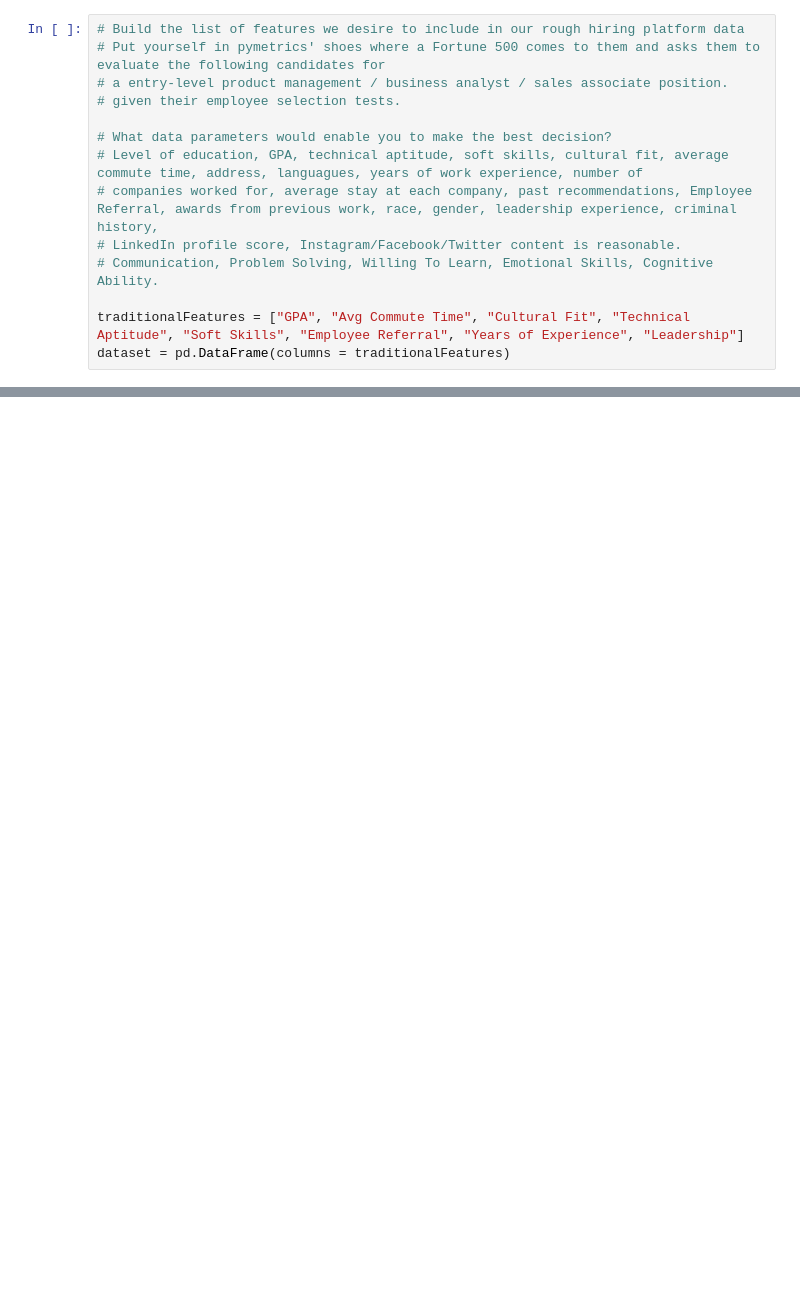
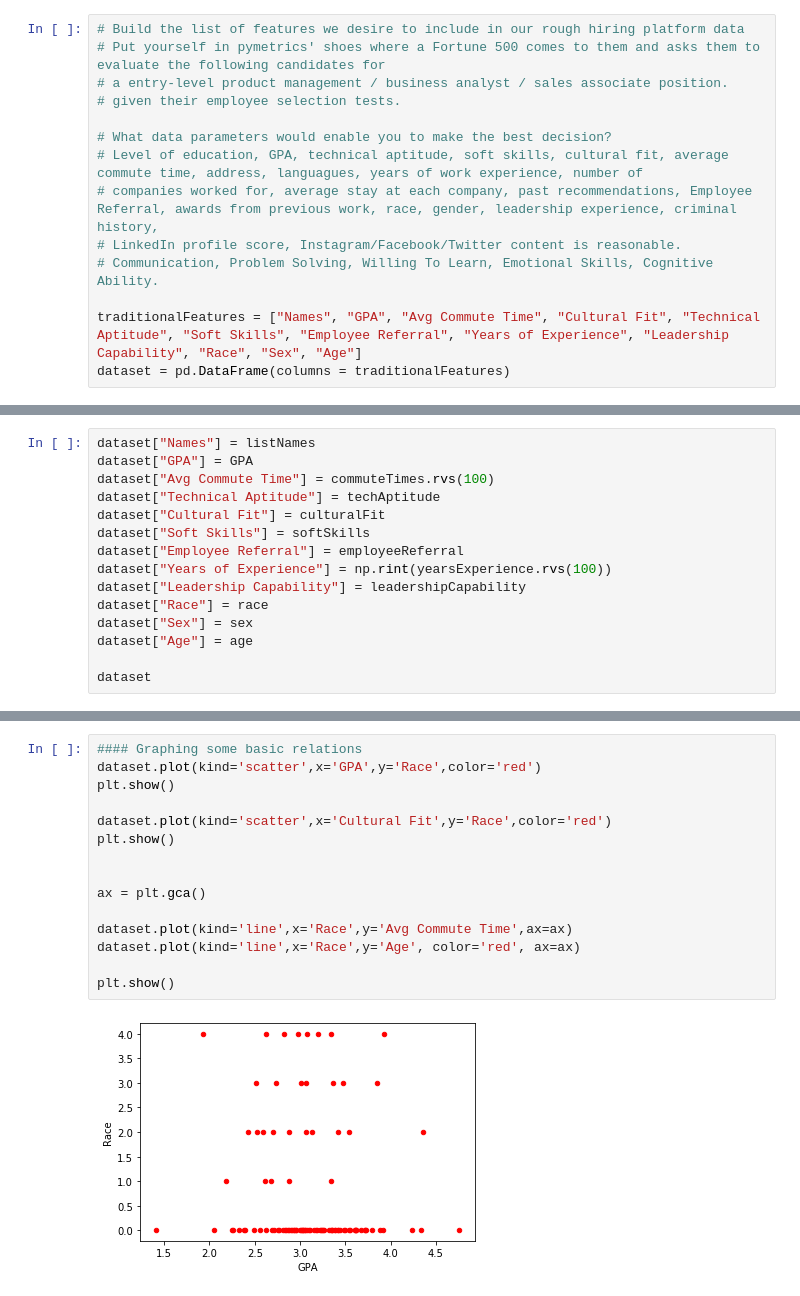
Before and after one commit to jonah-wu/module1-jobDisc, a Jupyter notebook: Synth. Dataset Playground.ipynb, the cells around one changed output, grey strips where cells are left out. Cells and saved outputs as stored; diff of their text form; blank space fills up the shorter version.

```diff
--- a/Synth. Dataset Playground.ipynb
+++ b/Synth. Dataset Playground.ipynb
@@ -15,5 +49,5 @@ from pydbgen import pydbgen
 # LinkedIn profile score, Instagram/Facebook/Twitter content is reasonable.
 # Communication, Problem Solving, Willing To Learn, Emotional Skills, Cognitive Ability.
 
-traditionalFeatures = ["GPA", "Avg Commute Time", "Cultural Fit", "Technical Aptitude", "Soft Skills", "Employee Referral", "Years of Experience", "Leadership"]
+traditionalFeatures = ["Names", "GPA", "Avg Commute Time", "Cultural Fit", "Technical Aptitude", "Soft Skills", "Employee Referral", "Years of Experience", "Leadership Capability", "Race", "Sex", "Age"]
 dataset = pd.DataFrame(columns = traditionalFeatures)
@@ -40,0 +88,15 @@ dataset
+# %%
+dataset["Names"] = listNames
+dataset["GPA"] = GPA
+dataset["Avg Commute Time"] = commuteTimes.rvs(100)
+dataset["Technical Aptitude"] = techAptitude
+dataset["Cultural Fit"] = culturalFit
+dataset["Soft Skills"] = softSkills
+dataset["Employee Referral"] = employeeReferral
+dataset["Years of Experience"] = np.rint(yearsExperience.rvs(100))
+dataset["Leadership Capability"] = leadershipCapability
+dataset["Race"] = race
+dataset["Sex"] = sex
+dataset["Age"] = age
+
+dataset
@@ -40,0 +120,17 @@ dataset
+# %%
+#### Graphing some basic relations
+dataset.plot(kind='scatter',x='GPA',y='Race',color='red')
+plt.show()
+
+dataset.plot(kind='scatter',x='Cultural Fit',y='Race',color='red')
+plt.show()
+
+
+ax = plt.gca()
+
+dataset.plot(kind='line',x='Race',y='Avg Commute Time',ax=ax)
+dataset.plot(kind='line',x='Race',y='Age', color='red', ax=ax)
+
+plt.show()
+# %% [output]
+[figure, added]
```
Also changed, not shown: parts of 11 cells of this notebook, 1 other file.
